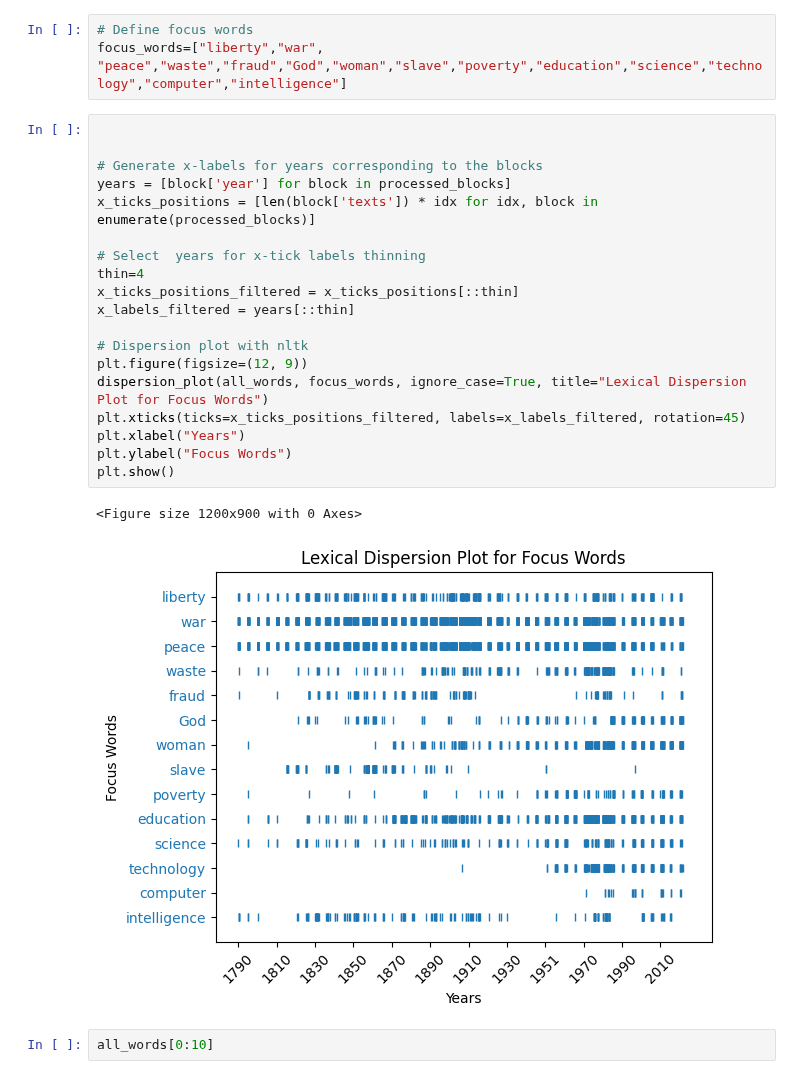
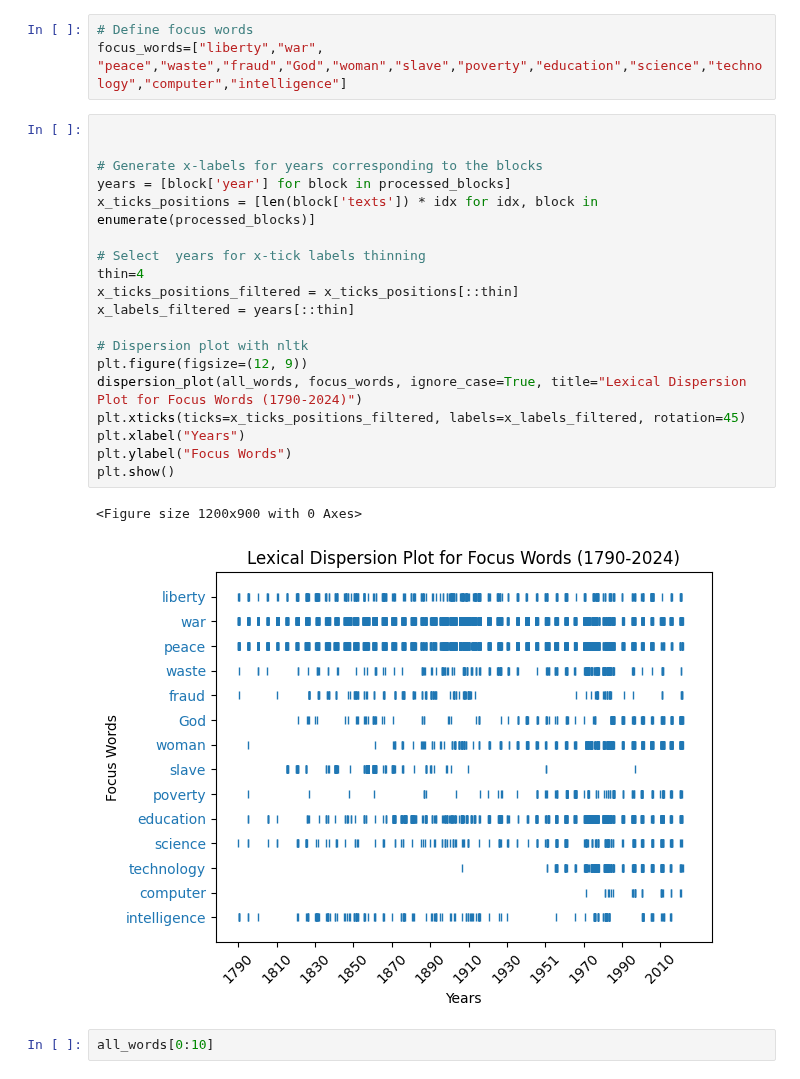
Before and after one commit to alex-smith-uwec/NLP_Spring2025, a Jupyter notebook: StateUnion.ipynb, the cells around one changed output. Saved outputs shown, nothing was run; the diff lists cells and outputs as text.

```diff
--- a/StateUnion.ipynb
+++ b/StateUnion.ipynb
@@ -145,25 +145,25 @@ focus_words=["liberty","war", "peace","waste","fraud","God","woman","slave","pov
 # %%
 
 
 # Generate x-labels for years corresponding to the blocks
 years = [block['year'] for block in processed_blocks]
 x_ticks_positions = [len(block['texts']) * idx for idx, block in enumerate(processed_blocks)]
 
 # Select  years for x-tick labels thinning
 thin=4
 x_ticks_positions_filtered = x_ticks_positions[::thin]
 x_labels_filtered = years[::thin]
 
 # Dispersion plot with nltk
 plt.figure(figsize=(12, 9))
-dispersion_plot(all_words, focus_words, ignore_case=True, title="Lexical Dispersion Plot for Focus Words")
+dispersion_plot(all_words, focus_words, ignore_case=True, title="Lexical Dispersion Plot for Focus Words (1790-2024)")
 plt.xticks(ticks=x_ticks_positions_filtered, labels=x_labels_filtered, rotation=45)
 plt.xlabel("Years")
 plt.ylabel("Focus Words")
 plt.show()
 # %% [output]
 <Figure size 1200x900 with 0 Axes>
-[figure, old version]
+[figure, new version]
 # %%
 all_words[0:10]
 # %% [output]
```
